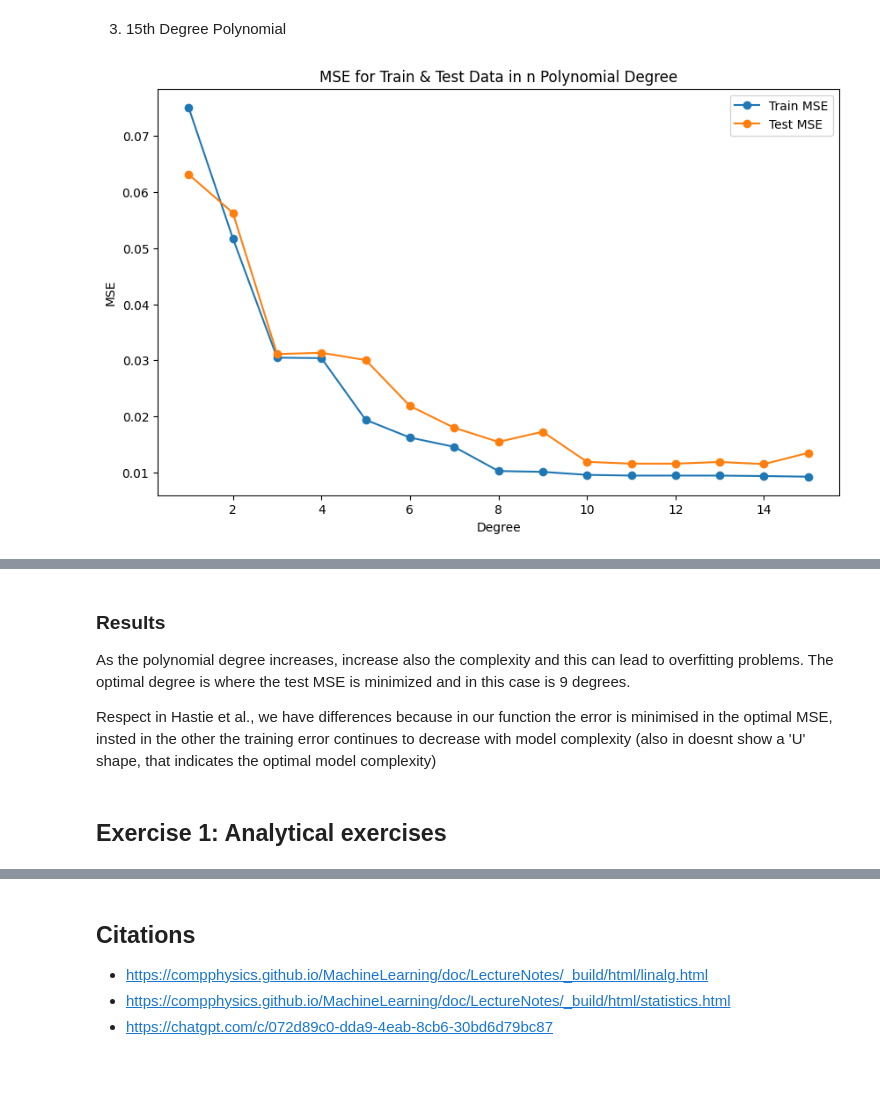
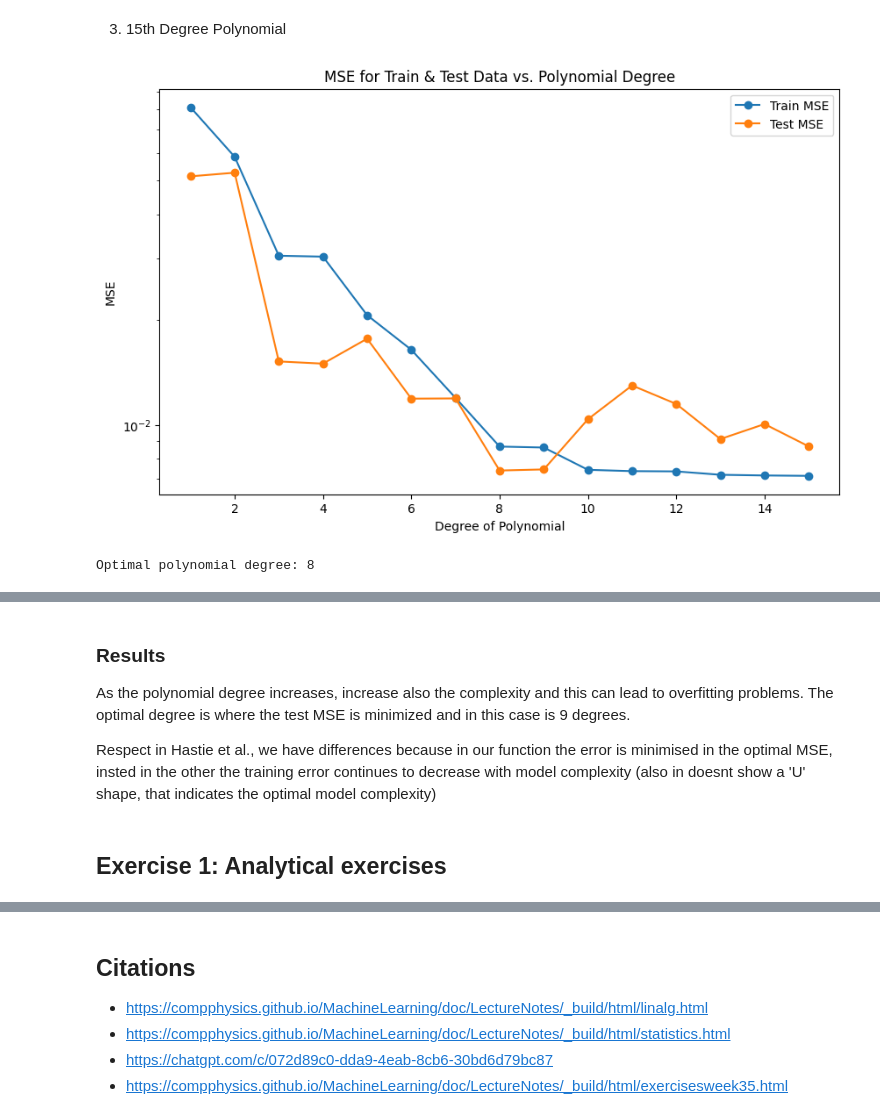
Before and after one commit to Elisaottoboni/Machine-Learning-University-of-Oslo, a Jupyter notebook: week_35/w35-Gabriele.ipynb, the cells around one changed output, grey strips where cells are left out. Drawn from its saved outputs; the diff is of its cells as text; code cells hidden in the pictures; blank space fills up the shorter version.

```diff
--- a/week_35/w35-Gabriele.ipynb
+++ b/week_35/w35-Gabriele.ipynb
@@ -205,27 +291,70 @@ for degree in range(1, max_degree + 1):
-# %%
-plt.figure(figsize=(10, 6))
-plt.plot(range(1, max_degree + 1), mse_train_values, label='Train MSE', marker='o')
-plt.plot(range(1, max_degree + 1), mse_test_values, label='Test MSE', marker='o')
-plt.xlabel('Degree')
-plt.ylabel('MSE')
-plt.title('MSE for Train & Test Data in n Polynomial Degree')
-plt.legend()
-plt.show()
-# %% [output]
-[figure, removed]
+# %%
+import numpy as np
+import matplotlib.pyplot as plt
+from sklearn.model_selection import train_test_split
+from sklearn.preprocessing import PolynomialFeatures
+from sklearn.linear_model import LinearRegression
+from sklearn.metrics import mean_squared_error
+
+max_degree = 15
+
+# Initializing arrays
+mse_train_values = []
+mse_test_values = []
+
+# Split
+X_train, X_test, y_train, y_test = train_test_split(x, y, test_size=0.2, random_state=42)
+
+# Loop iteration
+for degree in range(1, max_degree + 1):
+    poly = PolynomialFeatures(degree)
+    X_train_poly = poly.fit_transform(X_train)
+    X_test_poly = poly.transform(X_test)
+
+    model = LinearRegression()
+    model.fit(X_train_poly, y_train)
+
+    # Predictions
+    y_train_pred = model.predict(X_train_poly)
+    y_test_pred = model.predict(X_test_poly)
+
+    mse_train = mean_squared_error(y_train, y_train_pred)
+    mse_test = mean_squared_error(y_test, y_test_pred)
+
+    mse_train_values.append(mse_train)
+    mse_test_values.append(mse_test)
+
+# Plotting
+plt.figure(figsize=(10, 6))
+plt.plot(range(1, max_degree + 1), mse_train_values, label='Train MSE', marker='o')
+plt.plot(range(1, max_degree + 1), mse_test_values, label='Test MSE', marker='o')
+plt.xlabel('Degree of Polynomial')
+plt.ylabel('MSE')
+plt.title('MSE for Train & Test Data vs. Polynomial Degree')
+plt.yscale('log')
+plt.legend()
+plt.show()
+
+# Finding the optimal degree with the smallest test MSE
+optimal_degree = np.argmin(mse_test_values) + 1
+print(f'Optimal polynomial degree: {optimal_degree}')
+# %% [output]
+[figure, added]
+Optimal polynomial degree: 8
 # %% [markdown]
 ![Screenshot 2024-08-23 alle 16.13.12.png](embedded-picture-1)
 # %% [markdown]
-### Results
+### **Results**
 As the polynomial degree increases, increase also the complexity and this can lead to overfitting problems. The optimal degree is where the test MSE is minimized and in this case is 9 degrees.
 
 Respect in Hastie et al., we have differences because in our function the error is minimised in the optimal MSE, insted in the other the training error continues to decrease with model complexity (also in doesnt show a 'U' shape, that indicates the optimal model complexity)
 # %% [markdown]
-## Exercise 1: Analytical exercises
+## **Exercise 1: Analytical exercises**
 # %% [markdown]
 ![Exercise-2.jpg](embedded-picture-1)![Exercise-1.jpg](embedded-picture-2)
 # %% [markdown]
-## Citations
+## **Citations**
 - https://compphysics.github.io/MachineLearning/doc/LectureNotes/_build/html/linalg.html
 - https://compphysics.github.io/MachineLearning/doc/LectureNotes/_build/html/statistics.html
 - https://chatgpt.com/c/072d89c0-dda9-4eab-8cb6-30bd6d79bc87
+- https://compphysics.github.io/MachineLearning/doc/LectureNotes/_build/html/exercisesweek35.html
```
Also changed, not shown: parts of 18 cells of this notebook.
